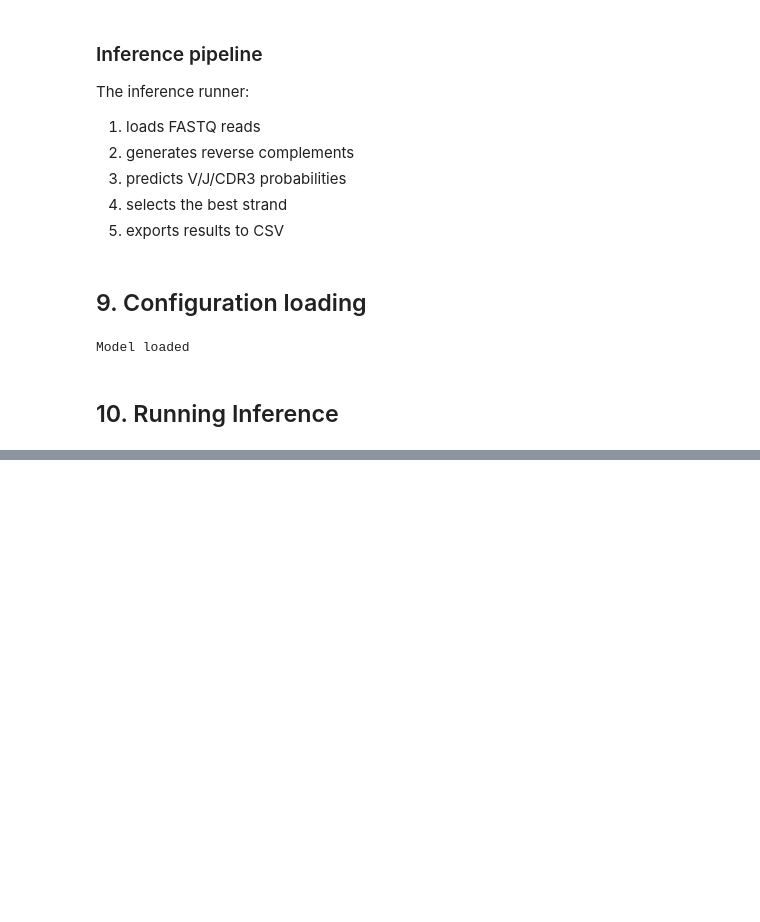
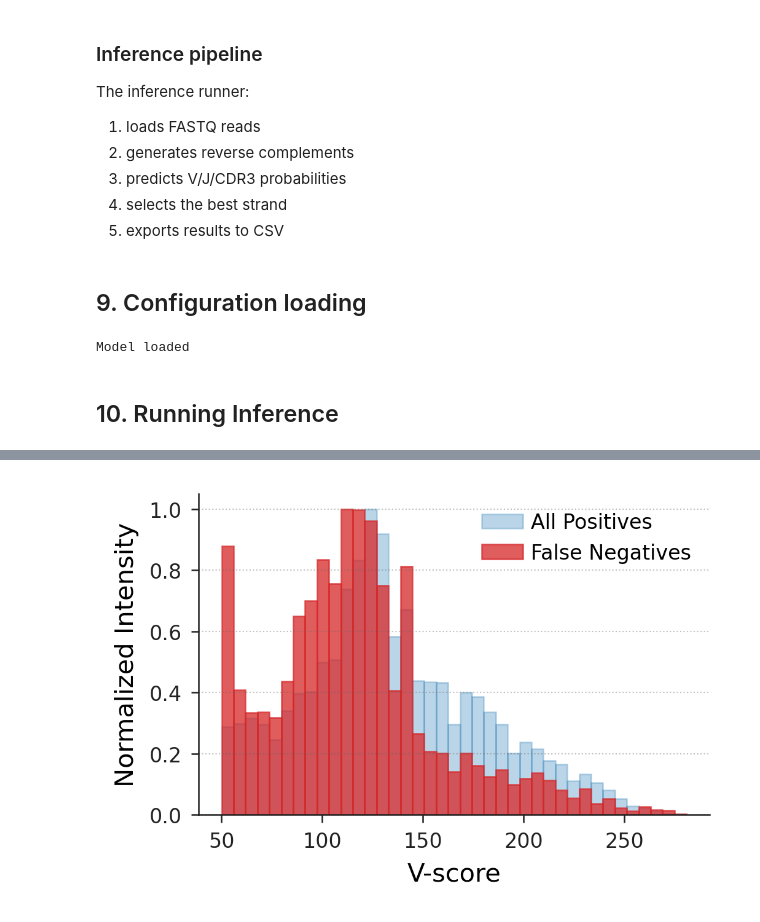
Before and after one commit to BelyashMatvey/vjeanette, a Jupyter notebook: notebooks/inference.ipynb, the cells around one changed output, grey strips where cells are left out. Drawn from its saved outputs; the diff is of its cells as text; code cells hidden in the pictures; blank space fills up the shorter version.

```diff
--- a/notebooks/inference.ipynb
+++ b/notebooks/inference.ipynb
@@ -872,9 +892,0 @@ plt.hist(tp_v['sequence'].str.len())
-# %%
-a = fn_v['sequence'].values.tolist()
-b = fn_v['sequence_id'].values.tolist()
-with open('fn_v.fastq', 'w') as f:
-    for i in zip(a,b):
-        f.write(f'@{i[1]}\n')
-        f.write(i[0]+'\n')
-        f.write('+\n')
-        f.write('ok\n')
@@ -1335,0 +1009,7 @@ Index(['Unnamed: 0', 'sequence', 'sequence_id', 'v_sequence_start',
+# %%
+pred = parse_prediction_fasta(
+    "../out/test_out_5494024_newest.fasta"
+)
+
+print(pred.head())
+print(f"Predicted reads: {len(pred)}")
@@ -1335,0 +1055,4 @@ Index(['Unnamed: 0', 'sequence', 'sequence_id', 'v_sequence_start',
+# %%
+df["pred_v"] = df["pred_v"].fillna(0).astype(int)
+df["pred_j"] = df["pred_j"].fillna(0).astype(int)
+df["pred_cdr3"] = df["pred_cdr3"].fillna(0).astype(int)
@@ -1335,0 +1125,75 @@ Index(['Unnamed: 0', 'sequence', 'sequence_id', 'v_sequence_start',
+# %%
+import matplotlib.pyplot as plt
+import numpy as np
+
+plt.rcParams.update({
+    "font.family": "sans-serif",
+    "font.sans-serif": ["Helvetica", "Arial", "DejaVu Sans"],
+    "font.size": 9,
+    "axes.labelsize": 10,
+    "xtick.labelsize": 8,
+    "ytick.labelsize": 8,
+    "legend.fontsize": 8,
+    "figure.titlesize": 11
+})
+
+scores_fn = fn["best_v_score"]
+scores_all_above_50 = df[df["best_v_score"] > 50]["best_v_score"]
+
+min_score = min(scores_fn.min(), scores_all_above_50.min())
+max_score = max(scores_fn.max(), scores_all_above_50.max())
+bins = np.linspace(min_score, max_score, 40)
+
+fig, ax = plt.subplots(figsize=(3.5, 2.4), dpi=300)
+
+counts_fn, _ = np.histogram(scores_fn, bins=bins)
+weights_fn = np.ones_like(scores_fn) / (counts_fn.max() if counts_fn.max() > 0 else 1)
+
+counts_all, _ = np.histogram(scores_all_above_50, bins=bins)
+weights_all = np.ones_like(scores_all_above_50) / (counts_all.max() if counts_all.max() > 0 else 1)
+
+ax.hist(
+    scores_all_above_50,
+    bins=bins,
+    weights=weights_all,
+    alpha=0.3,
+    label="All Positives",
+    color="#1f77b4",
+    edgecolor="#1f77b4",
+    linewidth=0.6
+)
+
+ax.hist(
+    scores_fn,
+    bins=bins,
+    weights=weights_fn,
+    alpha=0.75,
+    label="False Negatives",
+    color="#d62728",
+    edgecolor="#d62728",
+    linewidth=0.6
+)
+
+ax.set_xlabel("V-score", labelpad=4)
+ax.set_ylabel("Normalized Intensity", labelpad=4)
+
+ax.legend(loc="upper right", frameon=False, handletextpad=0.4, columnspacing=0.5)
+
+ax.grid(axis="y", linestyle=":", alpha=0.4, color="#666666", linewidth=0.5)
+
+ax.spines["top"].set_visible(False)
+ax.spines["right"].set_visible(False)
+
+for spine in ["left", "bottom"]:
+    ax.spines[spine].set_color("#222222")
+    ax.spines[spine].set_linewidth(0.6)
+
+ax.tick_params(direction="out", length=3, width=0.6, colors="#222222")
+
+plt.tight_layout()
+
+plt.savefig('fig_fn_v.pdf', format='pdf', bbox_inches='tight', pad_inches=0.02)
+plt.savefig('fig_fn_v.png', dpi=800, bbox_inches='tight', pad_inches=0.02)
+plt.show()
+# %% [output]
+[figure, added]
```
Also changed, not shown: parts of 84 cells of this notebook, 38 other files.
